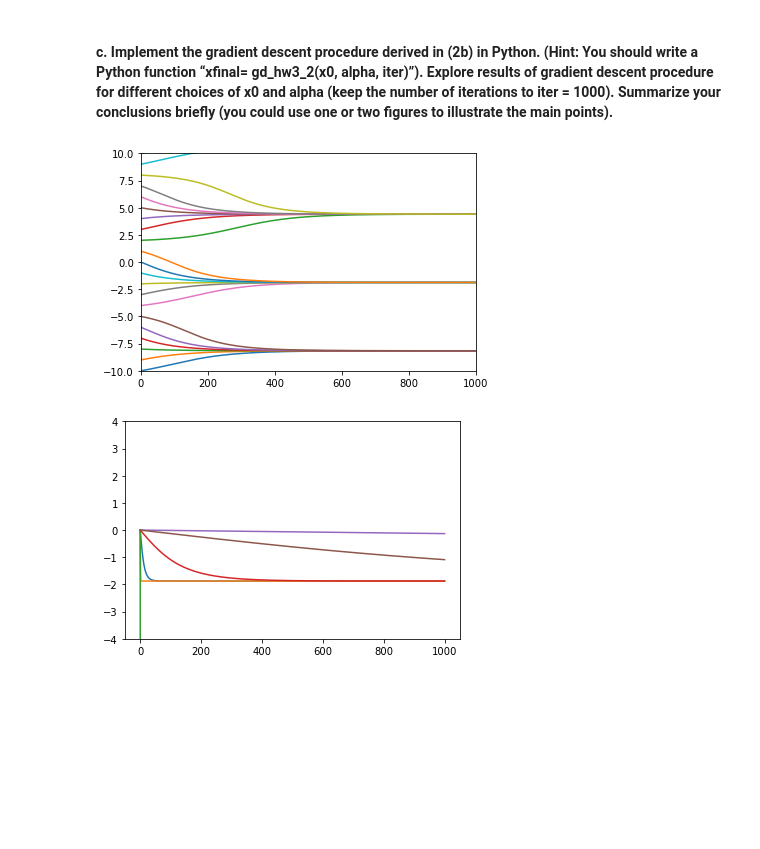
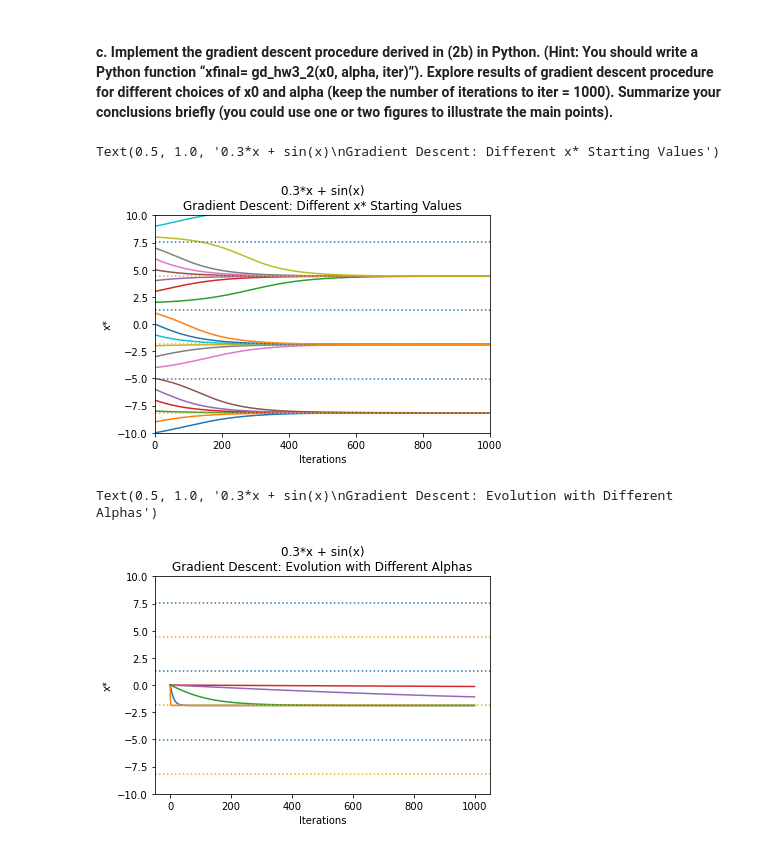
Before and after one commit to viabard/machine-learning, a Jupyter notebook: hw3/hw3.ipynb, the cells around one changed output. Saved outputs shown, nothing was run; the diff lists cells and outputs as text; code cells hidden in the pictures; blank space fills up the shorter version.

```diff
--- a/hw3/hw3.ipynb
+++ b/hw3/hw3.ipynb
@@ -72,8 +69,15 @@ for alpha in alphas:
 # %%
 import matplotlib.pyplot as plt
 for key in alpha_dict.keys():
-    plt.ylim([-4, 4])
-    plt.plot(alpha_dict[key])
-plt.axhline(y=2.5, linestyle='dotted')
-plt.axhline(y=-2.5, linestyle='dotted')
+    if alpha_dict[key][-1][0] < 3 and alpha_dict[key][-1][0] > -3:
+        plt.ylim([-4, 4])
+        plt.plot(alpha_dict[key])
+        #print(f'{key=} {alpha_dict[key][-1]}')
+
+
+plt.axhline(y=2.5, linestyle='dotted', color='orange')
+plt.axhline(y=-2.5, linestyle='dotted', color='orange')
+plt.xlabel('Iterations')
+plt.ylabel('x*')
+plt.title(f'{f}\nGradient Descent: Evolution with Different Alphas')
 # %% [output]
@@ -134,15 +137,36 @@ for x_star in x0:
 # %%
 import matplotlib.pyplot as plt
 for key in x_star_dict.keys():
     plt.ylim([-10, 10])
     plt.xlim([0, 1000])
     plt.plot(x_star_dict[key])
+for i in range(-2, 5):
+    if i%2 == 0:
+        plt.axhline(y=-1.87548898081029+i*np.pi, linestyle='dotted', color='orange')
+    else:
+        plt.axhline(y=-1.87548898081029+i*np.pi, linestyle='dotted')
+
+plt.xlabel('Iterations')
+plt.ylabel('x*')
+plt.title(f'{f2}\nGradient Descent: Different x* Starting Values')
 # %% [output]
+Text(0.5, 1.0, '0.3*x + sin(x)\nGradient Descent: Different x* Starting Values')
-[figure, old version]
+[figure, new version]
-# %%
-import matplotlib.pyplot as plt
-for key in alpha_dict_2.keys():
-    plt.ylim([-4, 4])
-    plt.plot(alpha_dict_2[key])
-# %% [output]
-[figure, removed]
+# %%
+import matplotlib.pyplot as plt
+for key in alpha_dict_2.keys():
+    if alpha_dict_2[key][-1] < 10 and alpha_dict_2[key][-1] > -10:
+        plt.ylim([-10, 10])
+        plt.plot(alpha_dict_2[key])
+        #print(f'{key=} {alpha_dict_2[key][-1]}')
+for i in range(-2, 5):
+    if i%2 == 0:
+        plt.axhline(y=-1.87548898081029+i*np.pi, linestyle='dotted', color='orange')
+    else:
+        plt.axhline(y=-1.87548898081029+i*np.pi, linestyle='dotted')
+plt.xlabel('Iterations')
+plt.ylabel('x*')
+plt.title(f'{f2}\nGradient Descent: Evolution with Different Alphas')
+# %% [output]
+Text(0.5, 1.0, '0.3*x + sin(x)\nGradient Descent: Evolution with Different Alphas')
+[figure, added]
```
Also changed, not shown: parts of 6 cells of this notebook.
